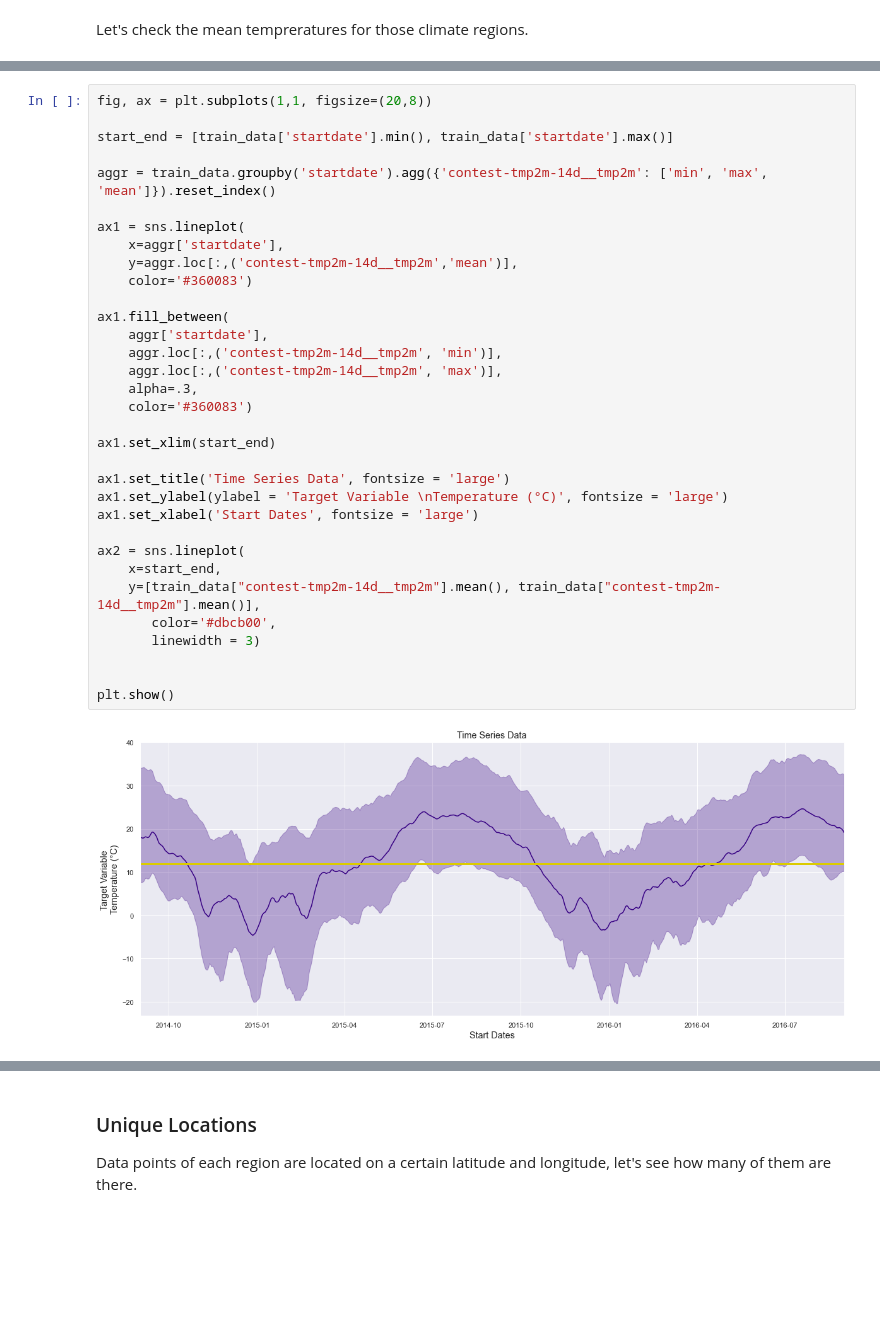
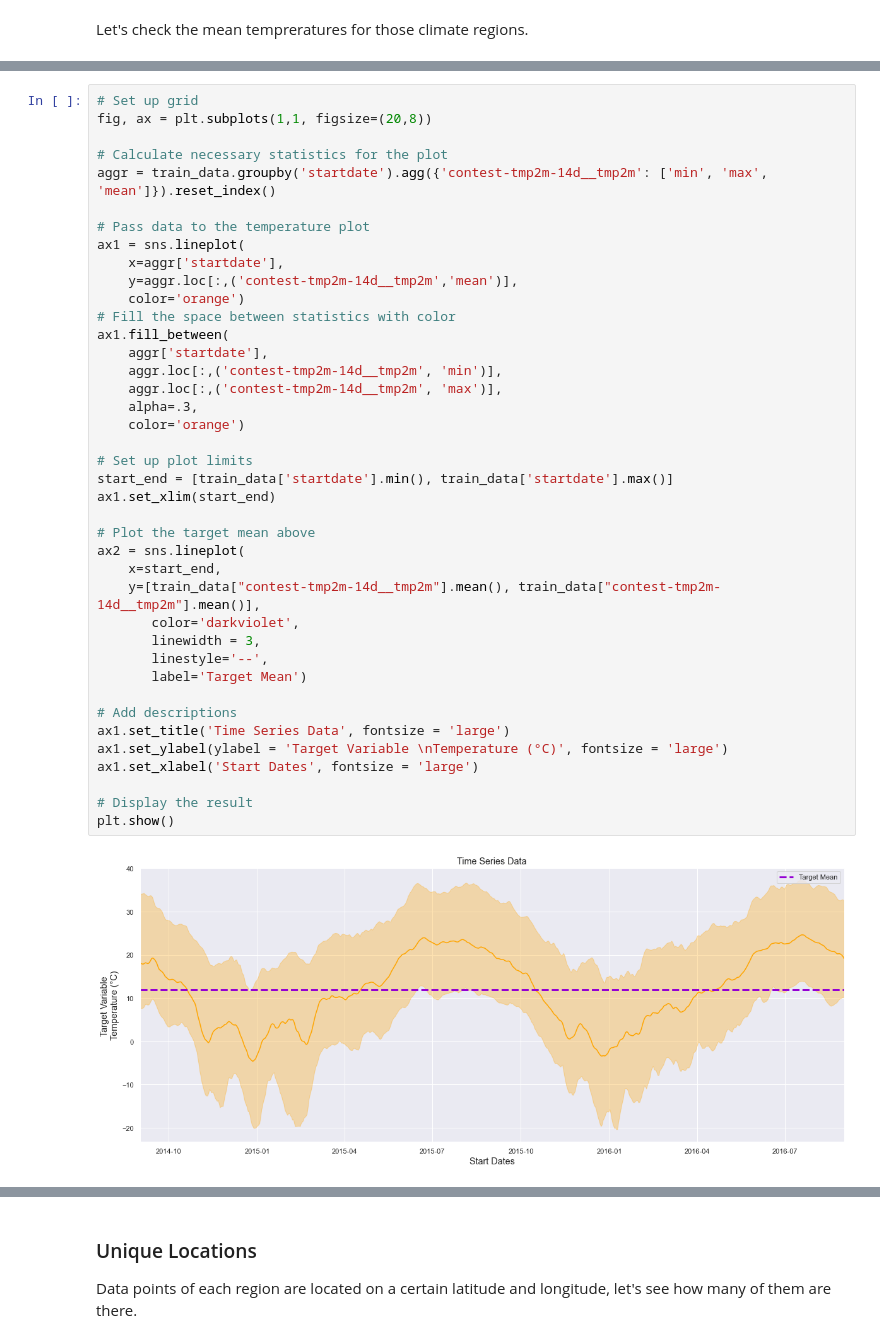
Before and after one commit to 3quetra/portfolio, a Jupyter notebook: ml/deep_learning/time_series/wids_datathon_2023/eda_temp_prediction.ipynb, the cells around one changed output, grey strips where cells are left out. Cells and saved outputs as stored; diff of their text form; blank space fills up the shorter version.

```diff
--- a/ml/deep_learning/time_series/wids_datathon_2023/eda_temp_prediction.ipynb
+++ b/ml/deep_learning/time_series/wids_datathon_2023/eda_temp_prediction.ipynb
@@ -532,35 +590,42 @@ Result:
 # %%
+# Set up grid
 fig, ax = plt.subplots(1,1, figsize=(20,8))
 
-start_end = [train_data['startdate'].min(), train_data['startdate'].max()]
-
+# Calculate necessary statistics for the plot
 aggr = train_data.groupby('startdate').agg({'contest-tmp2m-14d__tmp2m': ['min', 'max', 'mean']}).reset_index()
 
+# Pass data to the temperature plot
 ax1 = sns.lineplot(
     x=aggr['startdate'],
     y=aggr.loc[:,('contest-tmp2m-14d__tmp2m','mean')],
-    color='#360083')
-
+    color='orange')
+# Fill the space between statistics with color
 ax1.fill_between(
     aggr['startdate'],
     aggr.loc[:,('contest-tmp2m-14d__tmp2m', 'min')],
     aggr.loc[:,('contest-tmp2m-14d__tmp2m', 'max')],
     alpha=.3,
-    color='#360083')
+    color='orange')
 
+# Set up plot limits
+start_end = [train_data['startdate'].min(), train_data['startdate'].max()]
 ax1.set_xlim(start_end)
 
+# Plot the target mean above
+ax2 = sns.lineplot(
+    x=start_end,
+    y=[train_data["contest-tmp2m-14d__tmp2m"].mean(), train_data["contest-tmp2m-14d__tmp2m"].mean()],
+       color='darkviolet',
+       linewidth = 3,
+       linestyle='--',
+       label='Target Mean')
+
+# Add descriptions
 ax1.set_title('Time Series Data', fontsize = 'large')
 ax1.set_ylabel(ylabel = 'Target Variable \nTemperature (°C)', fontsize = 'large')
 ax1.set_xlabel('Start Dates', fontsize = 'large')
 
-ax2 = sns.lineplot(
-    x=start_end,
-    y=[train_data["contest-tmp2m-14d__tmp2m"].mean(), train_data["contest-tmp2m-14d__tmp2m"].mean()],
-       color='#dbcb00',
-       linewidth = 3)
-
-
+# Display the result
 plt.show()
 # %% [output]
-[figure, old version]
+[figure, new version]
```
Also changed, not shown: parts of 25 cells of this notebook.
